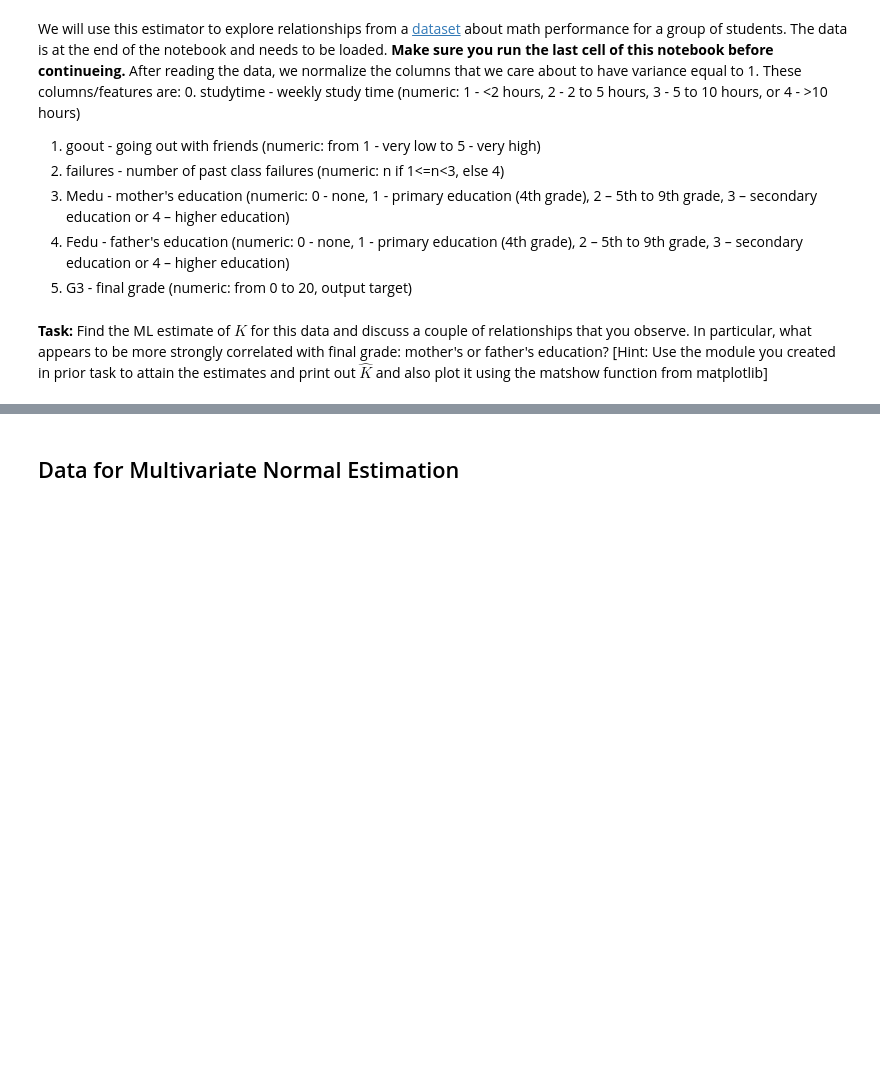
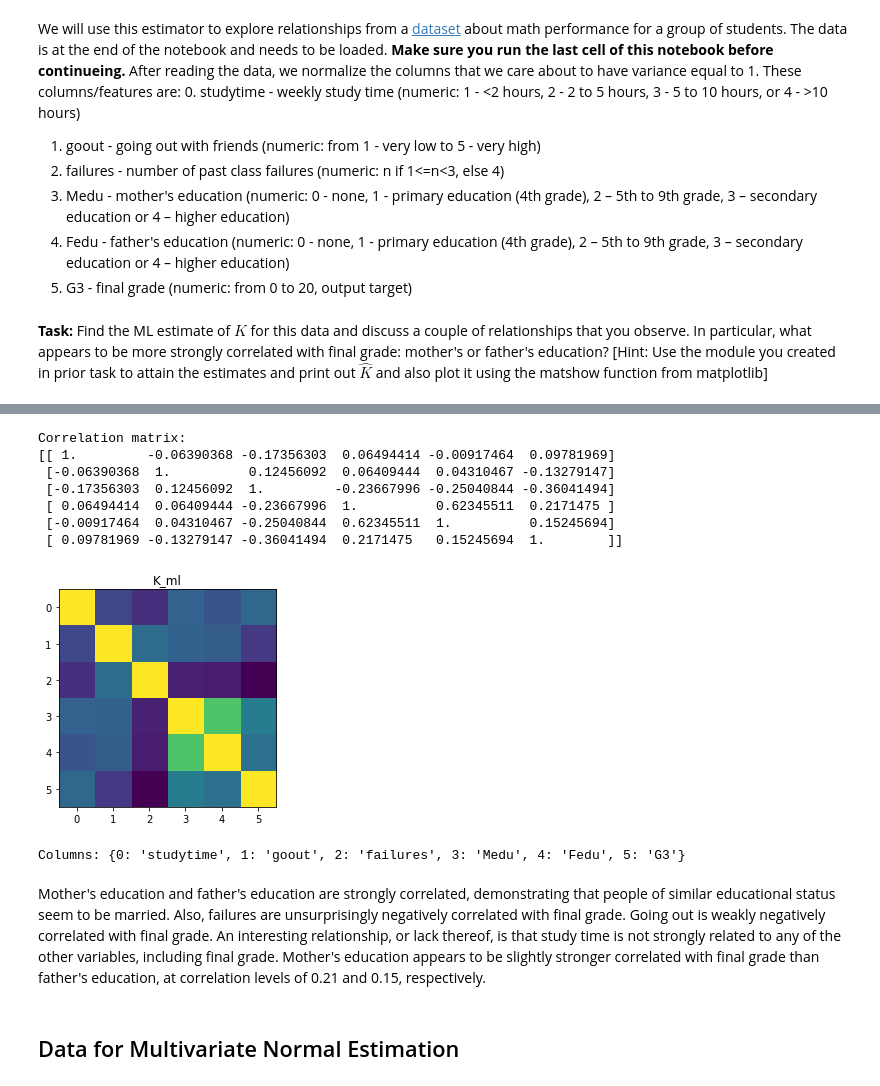
Before and after one commit to ZackBoner/SLGM-fall-2021, a Jupyter notebook: 2021F_Lab_2_ML.ipynb, the cells around one changed output, grey strips where cells are left out. Cells and saved outputs as stored; diff of their text form; code cells hidden in the pictures; blank space fills up the shorter version.

```diff
--- a/2021F_Lab_2_ML.ipynb
+++ b/2021F_Lab_2_ML.ipynb
@@ -93,7 +166,9 @@ __Task:__ Write a module for estimating $\mu$ and $K$. Assume that the input is
 # %%
 def MultiVarNormML(X): # Each row of X is one sample x_i and each column corresponds to a dimension/feauter
     # Begin Solution
-
+    u_ml = np.mean(X, axis=0)
+    K_ml = np.mean([np.outer(z_i-u_ml, z_i-u_ml) for z_i in X], axis=0)
+    return u_ml, K_ml
     # End Solution
 # %% [markdown]
 We will use this estimator to explore relationships from a [dataset](http://archive.ics.uci.edu/ml/datasets/student+performance) about math performance for a group of students. The data is at the end of the notebook and needs to be loaded. **Make sure you run the last cell of this notebook before continueing.** After reading the data, we normalize the columns that we care about to have variance equal to 1. These columns/features are:
@@ -128,3 +190,32 @@ __Task:__ Find the ML estimate of $K$ for this data and discuss a couple of rela
+# %%
+# Begin Solution
+u_ml, K_ml = MultiVarNormML(X)
+
+print(f"Correlation matrix:\n{K_ml}\n")
+
+plt.figure()
+plt.imshow(K_ml)
+plt.title("K_ml")
+plt.show()
+
+print("Columns:",{i: dims[i] for i in range(len(dims))})
+# End Solution
+# %% [output]
+Correlation matrix:
+[[ 1.         -0.06390368 -0.17356303  0.06494414 -0.00917464  0.09781969]
+ [-0.06390368  1.          0.12456092  0.06409444  0.04310467 -0.13279147]
+ [-0.17356303  0.12456092  1.         -0.23667996 -0.25040844 -0.36041494]
+ [ 0.06494414  0.06409444 -0.23667996  1.          0.62345511  0.2171475 ]
+ [-0.00917464  0.04310467 -0.25040844  0.62345511  1.          0.15245694]
+ [ 0.09781969 -0.13279147 -0.36041494  0.2171475   0.15245694  1.        ]]
+[figure, added]
+Columns: {0: 'studytime', 1: 'goout', 2: 'failures', 3: 'Medu', 4: 'Fedu', 5: 'G3'}
+# %% [markdown]
+Mother's education and father's education are strongly correlated, demonstrating that people of similar educational status seem to be married.
+Also, failures are unsurprisingly negatively correlated with final grade.
+Going out is weakly negatively correlated with final grade.
+An interesting relationship, or lack thereof, is that study time is not strongly related to any of the other variables, including final grade.
+Mother's education appears to be slightly stronger correlated with final grade than father's education, at correlation levels of 0.21 and 0.15, respectively.
 # %% [markdown]
 ## Data for Multivariate Normal Estimation
 # %%
```
Also changed, not shown: parts of 9 cells of this notebook, 3 other files.
